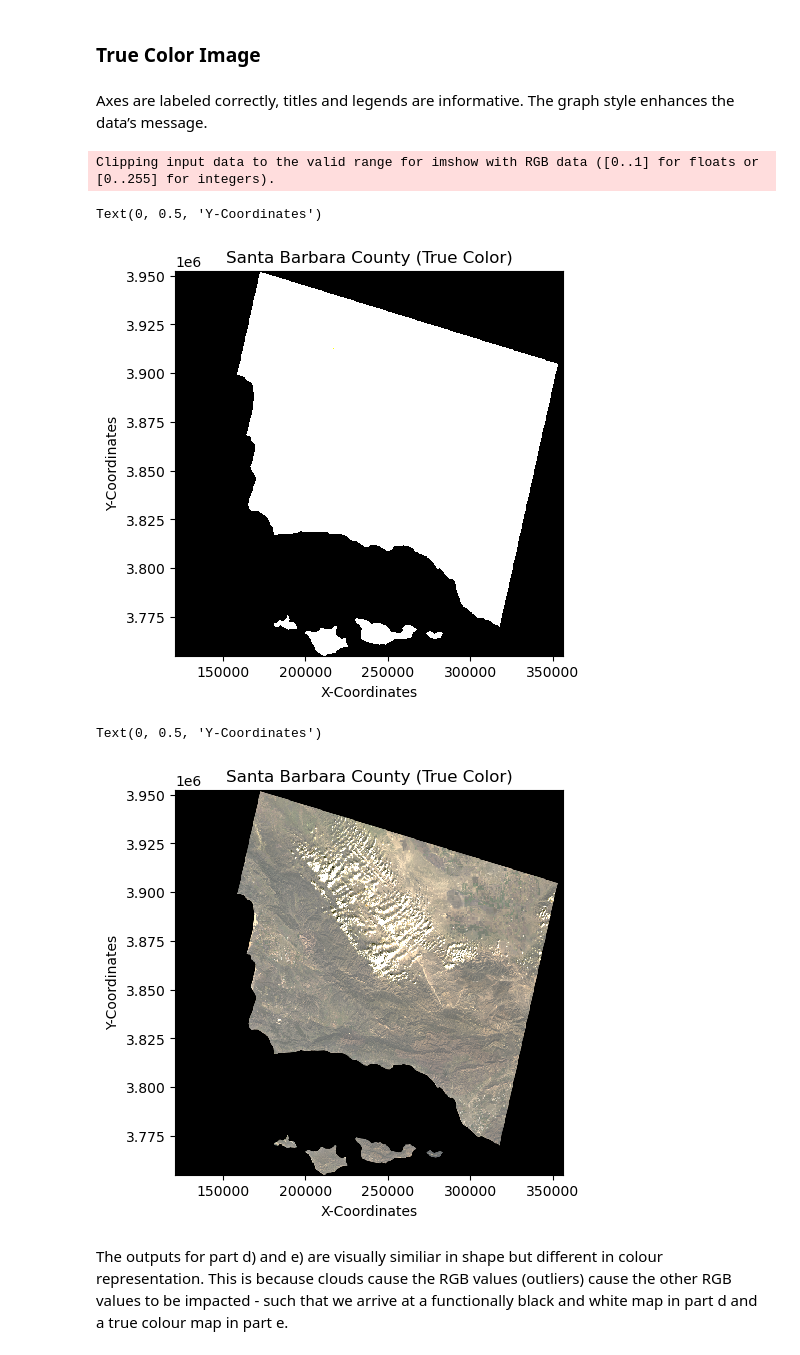
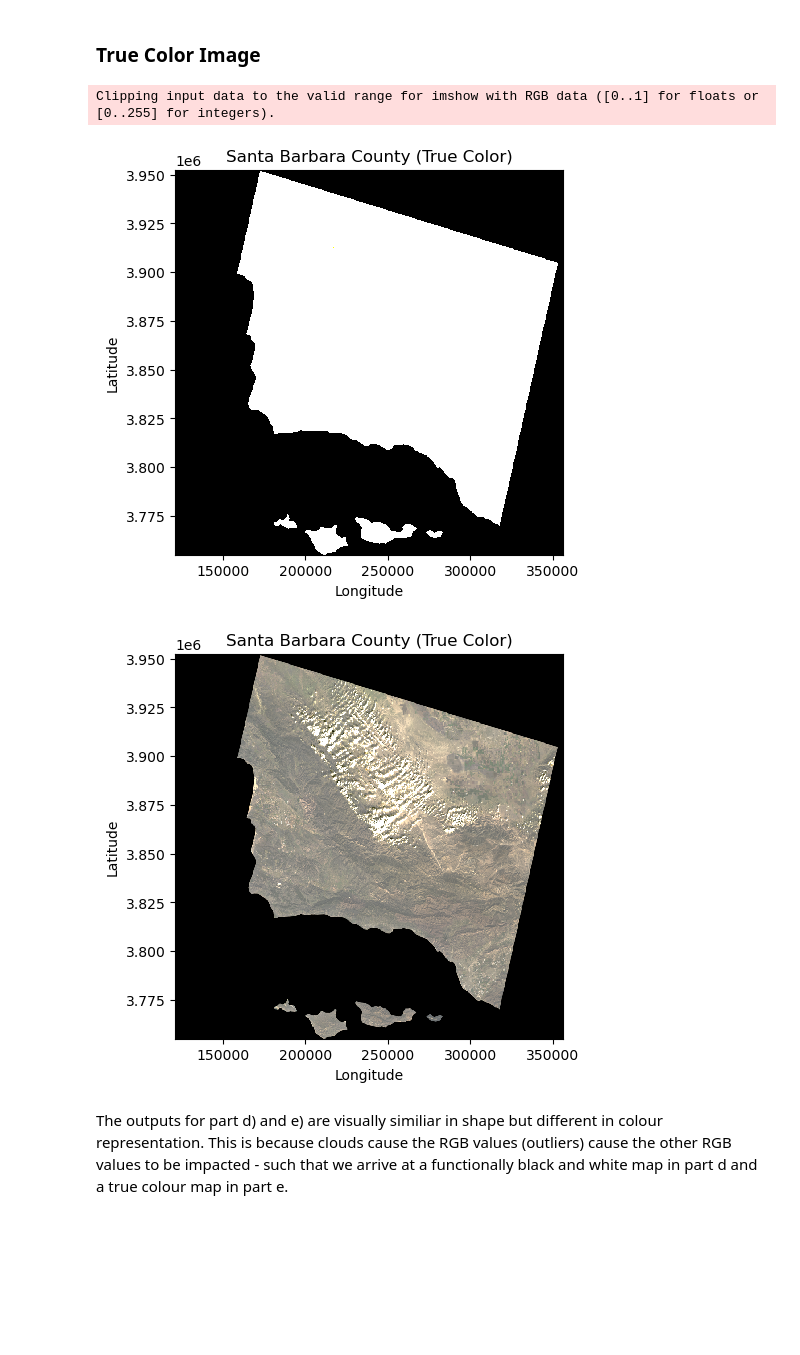
Before and after one commit to nmoraescommit/eds220-hw4, a Jupyter notebook: hwk4-task2-false-color-MORAES.ipynb, the cells around one changed output. Saved outputs shown, nothing was run; the diff lists cells and outputs as text; code cells hidden in the pictures; blank space fills up the shorter version.

```diff
--- a/hwk4-task2-false-color-MORAES.ipynb
+++ b/hwk4-task2-false-color-MORAES.ipynb
@@ -126,38 +132,38 @@ CRS.from_epsg(32611)
 ## Visualize Data
 # %% [markdown]
 ### True Color Image
-# %% [markdown]
-Axes are labeled correctly, titles and legends are informative. The graph style enhances the data’s message.
 # %%
 # Select the red, green, and blue variables (in that order) of the xarray.Dataset to create and RGB image
+fig, ax = plt.subplots(figsize = (5, 5)) # Set up plot
 
-fig, ax = plt.subplots(figsize = (5, 5))
-
-(landsat[['red', 'green', 'blue']]).to_array().plot.imshow()
-
+(landsat[['red', 'green', 'blue']]).to_array().plot.imshow() # Plot 'Landsat'
 ax.set_title("Santa Barbara County (True Color)")  # Add title
 
-# Remove axes labels
-ax.set_xlabel("X-Coordinates")
-ax.set_ylabel("Y-Coordinates")
+# Set axis labels
+ax.set_xlabel("Longitude")
+ax.set_ylabel("Latitude")
+
+# Show map
+plt.show()
 # %% [output]
 Clipping input data to the valid range for imshow with RGB data ([0..1] for floats or [0..255] for integers).
-Text(0, 0.5, 'Y-Coordinates')
-[figure, old version]
+[figure, new version]
 # %%
 # Adjust the scale for plotting the bands for a true color image
-fig, ax = plt.subplots(figsize = (5, 5))
+fig, ax = plt.subplots(figsize = (5, 5)) # Set up plot
 
-(landsat[['red', 'green', 'blue']]).to_array().plot.imshow(robust = True)
+(landsat[['red', 'green', 'blue']]).to_array().plot.imshow(robust = True) # Plot Landsat True Color image
 
 ax.set_title("Santa Barbara County (True Color)")  # Add title
 
-# Remove axes labels
-ax.set_xlabel("X-Coordinates")
-ax.set_ylabel("Y-Coordinates")
+# Set axis labels
+ax.set_xlabel("Longitude")
+ax.set_ylabel("Latitude")
+
+# Show map
+plt.show()
 # %% [output]
-Text(0, 0.5, 'Y-Coordinates')
-[figure, old version]
+[figure, new version]
 # %% [markdown]
 The outputs for part d) and e) are visually similiar in shape but different in colour representation. This is because clouds cause the RGB values (outliers) cause the other RGB values to be impacted - such that we arrive at a functionally black and white map in part d and a true colour map in part e.
 # %% [markdown]
```
Also changed, not shown: parts of 13 cells of this notebook.
